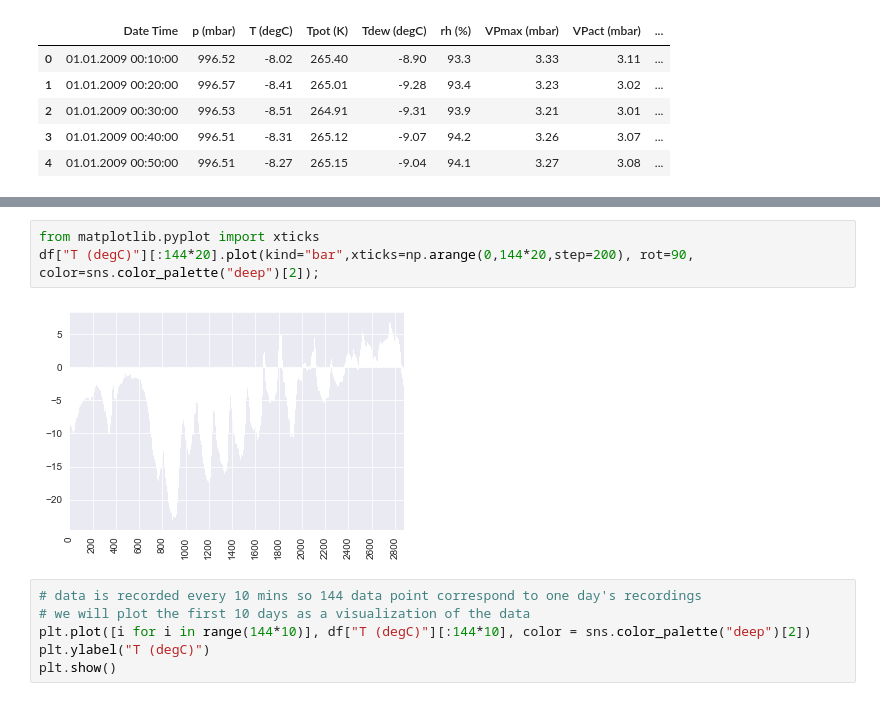
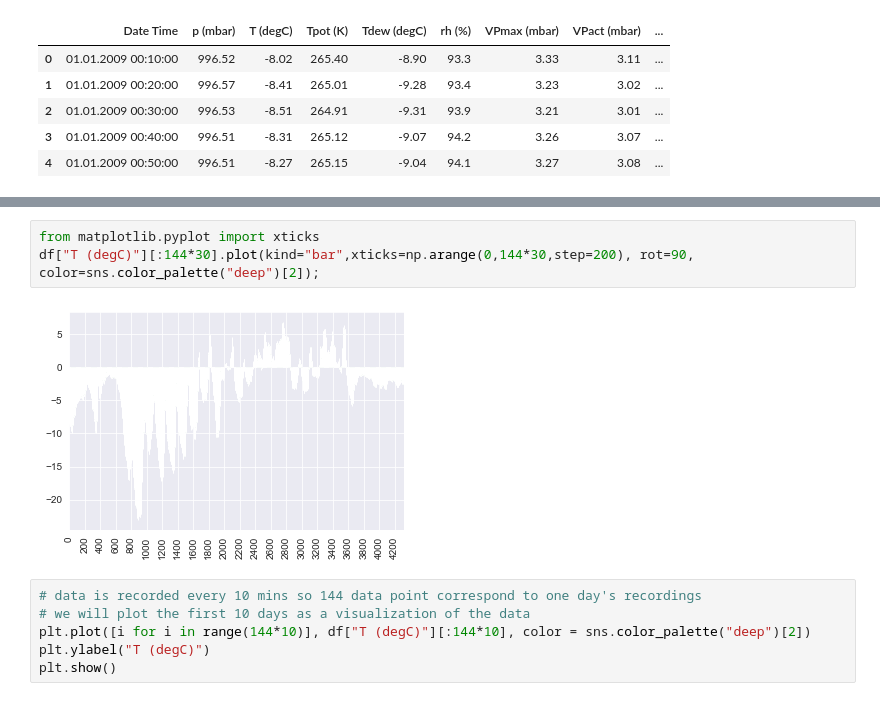
Before and after one commit to KareemElozeiri/Temperature-Forecasting, a Jupyter notebook: temp-forecating.ipynb, the cells around one changed output, grey strips where cells are left out. Drawn from its saved outputs; the diff is of its cells as text.

```diff
--- a/temp-forecating.ipynb
+++ b/temp-forecating.ipynb
@@ -60,9 +60,9 @@ dtypes: float64(14), object(1)
 memory usage: 48.1+ MB
 # %%
 from matplotlib.pyplot import xticks
-df["T (degC)"][:144*20].plot(kind="bar",xticks=np.arange(0,144*20,step=200), rot=90, color=sns.color_palette("deep")[2]);
+df["T (degC)"][:144*30].plot(kind="bar",xticks=np.arange(0,144*30,step=200), rot=90, color=sns.color_palette("deep")[2]);
 # %% [output]
-[figure, old version]
+[figure, new version]
 # %%
 # data is recorded every 10 mins so 144 data point correspond to one day's recordings
 # we will plot the first 10 days as a visualization of the data
```
Also changed, not shown: parts of 2 cells of this notebook.
